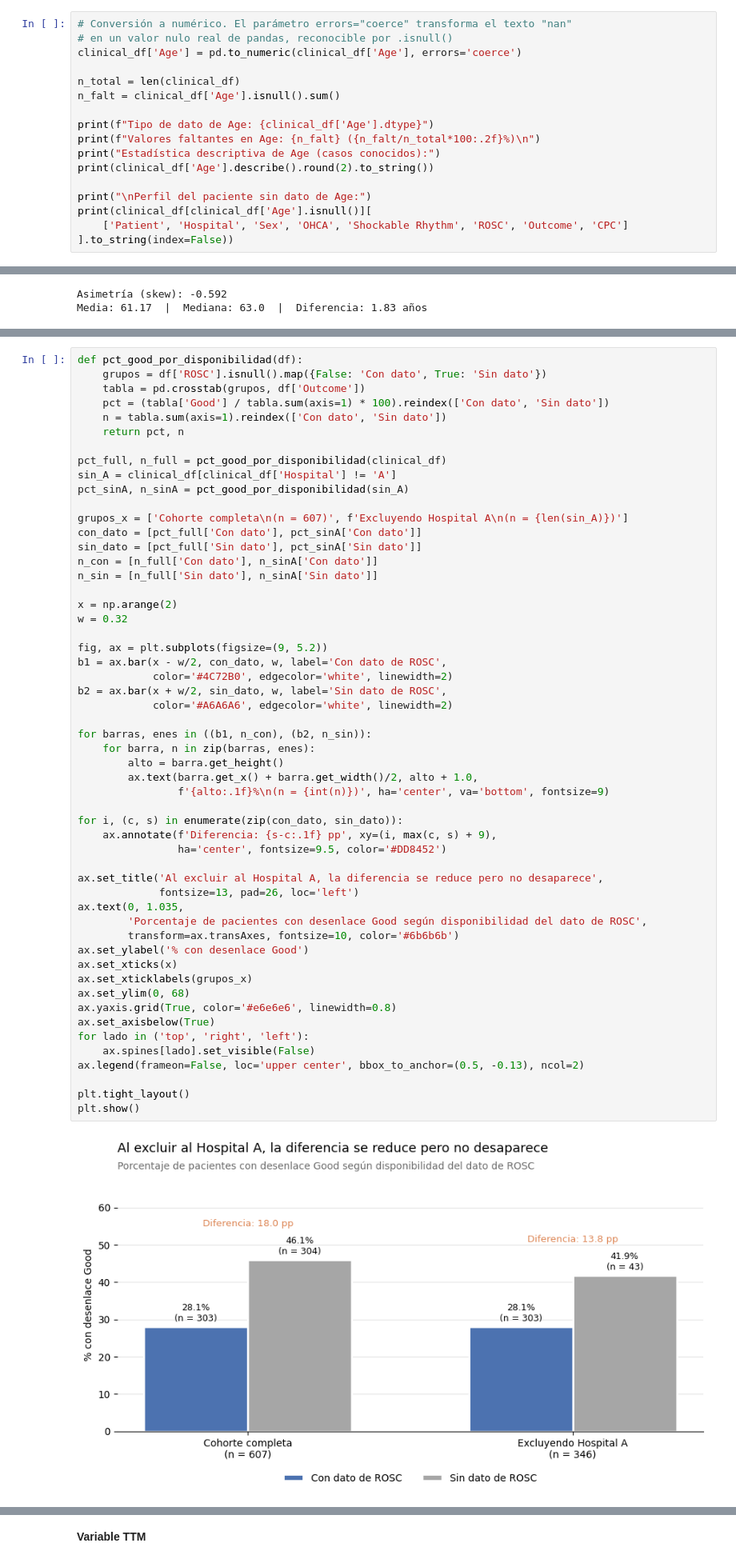
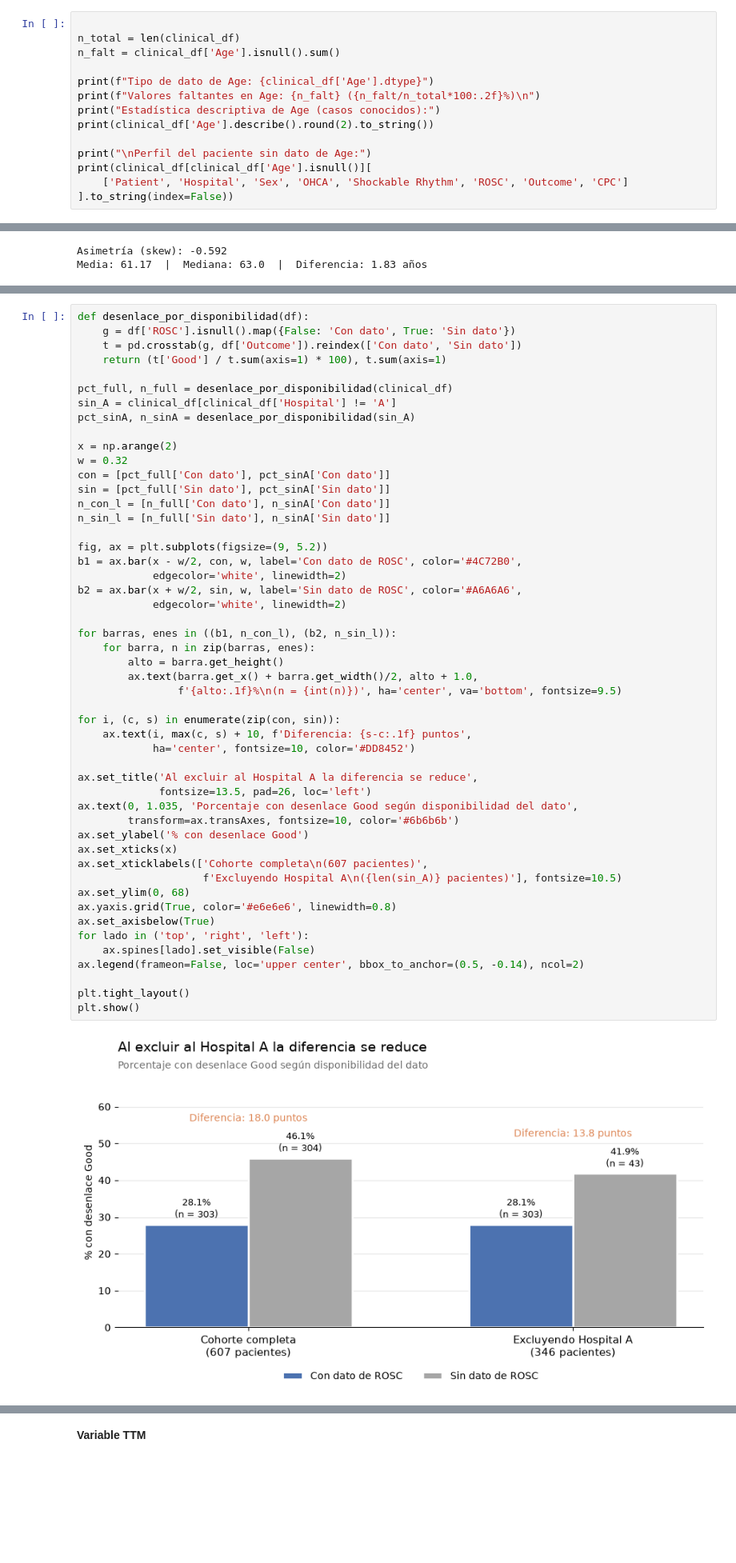
Before and after one commit to AlejandraJaramillo19/mlda-project_, a Jupyter notebook: notebooks/03_data_preparation/03_data_preparation.ipynb, the cells around one changed output, grey strips where cells are left out. Shown at 80% size. Drawn from its saved outputs; the diff is of its cells as text; blank space fills up the shorter version.

```diff
--- a/notebooks/03_data_preparation/03_data_preparation.ipynb
+++ b/notebooks/03_data_preparation/03_data_preparation.ipynb
@@ -228,7 +232,4 @@ En esta variable el tratamiento de faltantes involucra dos decisiones: si conser
 # %%
-# Conversión a numérico. El parámetro errors="coerce" transforma el texto "nan"
-# en un valor nulo real de pandas, reconocible por .isnull()
-clinical_df['Age'] = pd.to_numeric(clinical_df['Age'], errors='coerce')
 
 n_total = len(clinical_df)
 n_falt = clinical_df['Age'].isnull().sum()
@@ -512,56 +579,52 @@ Esta coincidencia es la que obliga a interpretar con cautela cualquier asociaci
 # %%
-def pct_good_por_disponibilidad(df):
-    grupos = df['ROSC'].isnull().map({False: 'Con dato', True: 'Sin dato'})
-    tabla = pd.crosstab(grupos, df['Outcome'])
-    pct = (tabla['Good'] / tabla.sum(axis=1) * 100).reindex(['Con dato', 'Sin dato'])
-    n = tabla.sum(axis=1).reindex(['Con dato', 'Sin dato'])
-    return pct, n
+def desenlace_por_disponibilidad(df):
+    g = df['ROSC'].isnull().map({False: 'Con dato', True: 'Sin dato'})
+    t = pd.crosstab(g, df['Outcome']).reindex(['Con dato', 'Sin dato'])
+    return (t['Good'] / t.sum(axis=1) * 100), t.sum(axis=1)
 
-pct_full, n_full = pct_good_por_disponibilidad(clinical_df)
+pct_full, n_full = desenlace_por_disponibilidad(clinical_df)
 sin_A = clinical_df[clinical_df['Hospital'] != 'A']
-pct_sinA, n_sinA = pct_good_por_disponibilidad(sin_A)
-
-grupos_x = ['Cohorte completa\n(n = 607)', f'Excluyendo Hospital A\n(n = {len(sin_A)})']
-con_dato = [pct_full['Con dato'], pct_sinA['Con dato']]
-sin_dato = [pct_full['Sin dato'], pct_sinA['Sin dato']]
-n_con = [n_full['Con dato'], n_sinA['Con dato']]
-n_sin = [n_full['Sin dato'], n_sinA['Sin dato']]
+pct_sinA, n_sinA = desenlace_por_disponibilidad(sin_A)
 
 x = np.arange(2)
 w = 0.32
+con = [pct_full['Con dato'], pct_sinA['Con dato']]
+sin = [pct_full['Sin dato'], pct_sinA['Sin dato']]
+n_con_l = [n_full['Con dato'], n_sinA['Con dato']]
+n_sin_l = [n_full['Sin dato'], n_sinA['Sin dato']]
 
 fig, ax = plt.subplots(figsize=(9, 5.2))
-b1 = ax.bar(x - w/2, con_dato, w, label='Con dato de ROSC',
-            color='#4C72B0', edgecolor='white', linewidth=2)
-b2 = ax.bar(x + w/2, sin_dato, w, label='Sin dato de ROSC',
-            color='#A6A6A6', edgecolor='white', linewidth=2)
+b1 = ax.bar(x - w/2, con, w, label='Con dato de ROSC', color='#4C72B0',
+            edgecolor='white', linewidth=2)
+b2 = ax.bar(x + w/2, sin, w, label='Sin dato de ROSC', color='#A6A6A6',
+            edgecolor='white', linewidth=2)
 
-for barras, enes in ((b1, n_con), (b2, n_sin)):
+for barras, enes in ((b1, n_con_l), (b2, n_sin_l)):
     for barra, n in zip(barras, enes):
         alto = barra.get_height()
         ax.text(barra.get_x() + barra.get_width()/2, alto + 1.0,
-                f'{alto:.1f}%\n(n = {int(n)})', ha='center', va='bottom', fontsize=9)
+                f'{alto:.1f}%\n(n = {int(n)})', ha='center', va='bottom', fontsize=9.5)
 
-for i, (c, s) in enumerate(zip(con_dato, sin_dato)):
-    ax.annotate(f'Diferencia: {s-c:.1f} pp', xy=(i, max(c, s) + 9),
-                ha='center', fontsize=9.5, color='#DD8452')
+for i, (c, s) in enumerate(zip(con, sin)):
+    ax.text(i, max(c, s) + 10, f'Diferencia: {s-c:.1f} puntos',
+            ha='center', fontsize=10, color='#DD8452')
 
-ax.set_title('Al excluir al Hospital A, la diferencia se reduce pero no desaparece',
-             fontsize=13, pad=26, loc='left')
-ax.text(0, 1.035,
-        'Porcentaje de pacientes con desenlace Good según disponibilidad del dato de ROSC',
+ax.set_title('Al excluir al Hospital A la diferencia se reduce',
+             fontsize=13.5, pad=26, loc='left')
+ax.text(0, 1.035, 'Porcentaje con desenlace Good según disponibilidad del dato',
         transform=ax.transAxes, fontsize=10, color='#6b6b6b')
 ax.set_ylabel('% con desenlace Good')
 ax.set_xticks(x)
-ax.set_xticklabels(grupos_x)
+ax.set_xticklabels(['Cohorte completa\n(607 pacientes)',
+                    f'Excluyendo Hospital A\n({len(sin_A)} pacientes)'], fontsize=10.5)
 ax.set_ylim(0, 68)
 ax.yaxis.grid(True, color='#e6e6e6', linewidth=0.8)
 ax.set_axisbelow(True)
 for lado in ('top', 'right', 'left'):
     ax.spines[lado].set_visible(False)
-ax.legend(frameon=False, loc='upper center', bbox_to_anchor=(0.5, -0.13), ncol=2)
+ax.legend(frameon=False, loc='upper center', bbox_to_anchor=(0.5, -0.14), ncol=2)
 
 plt.tight_layout()
 plt.show()
 # %% [output]
-[figure, old version]
+[figure, new version]
```
Also changed, not shown: parts of 46 cells of this notebook.
